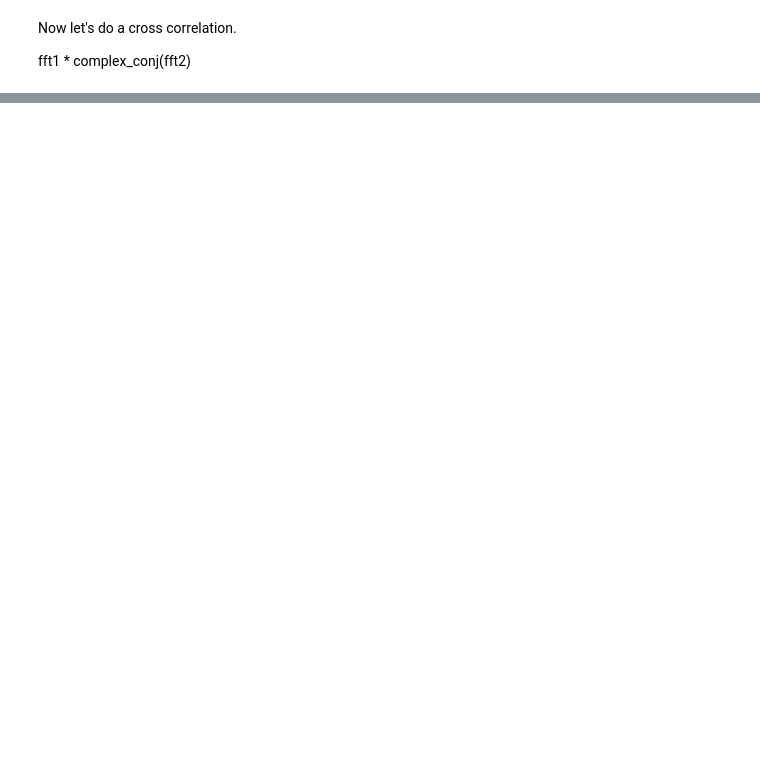
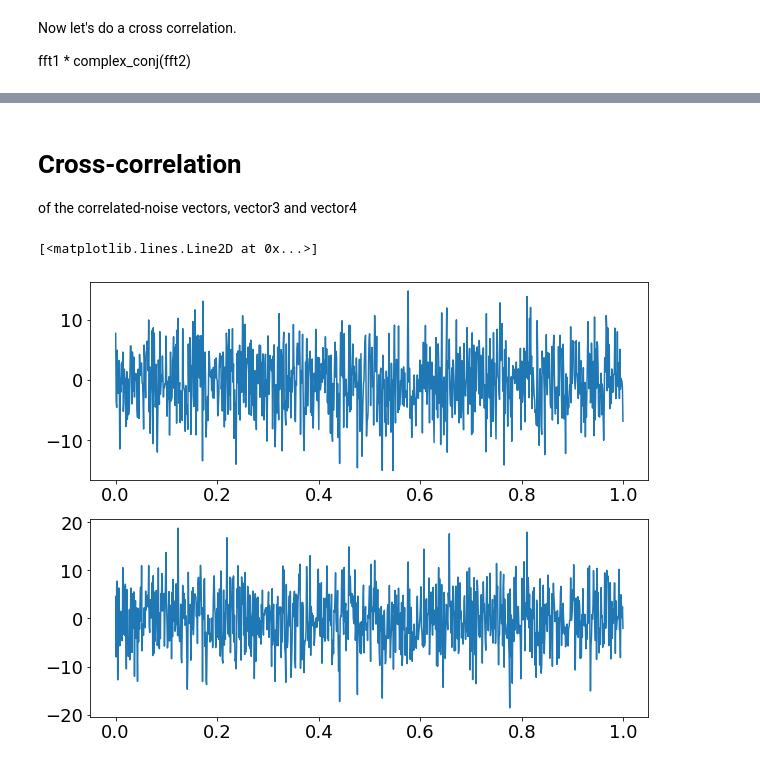
Before and after one commit to JohnRuhl/Tutorials, a Jupyter notebook: Cross-correlations.ipynb, the cells around one changed output, grey strips where cells are left out. Saved outputs shown, nothing was run; the diff lists cells and outputs as text; code cells hidden in the pictures; blank space fills up the shorter version.

```diff
--- a/Cross-correlations.ipynb
+++ b/Cross-correlations.ipynb
@@ -139,0 +143,17 @@ plt.legend()
+# %% [markdown]
+# Cross-correlation
+of the correlated-noise vectors, vector3 and vector4
+# %%
+noise3 = 4*np.random.randn(n_samples)
+
+vector3 = vector1 + noise3
+vector4 = vector2 + noise3
+
+plt.subplot(2,1,1)
+plt.plot(time,vector3)
+
+plt.subplot(2,1,2)
+plt.plot(time,vector4)
+# %% [output]
+[<matplotlib.lines.Line2D at 0x...>]
+[figure, added]
```
Also changed, not shown: parts of 9 cells of this notebook, 4 other files.
